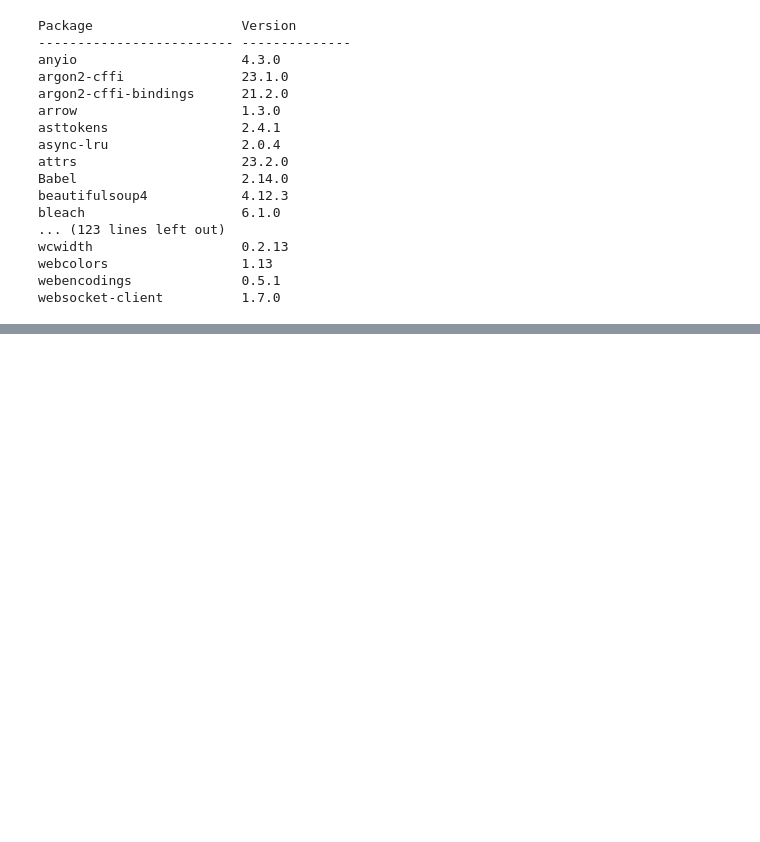
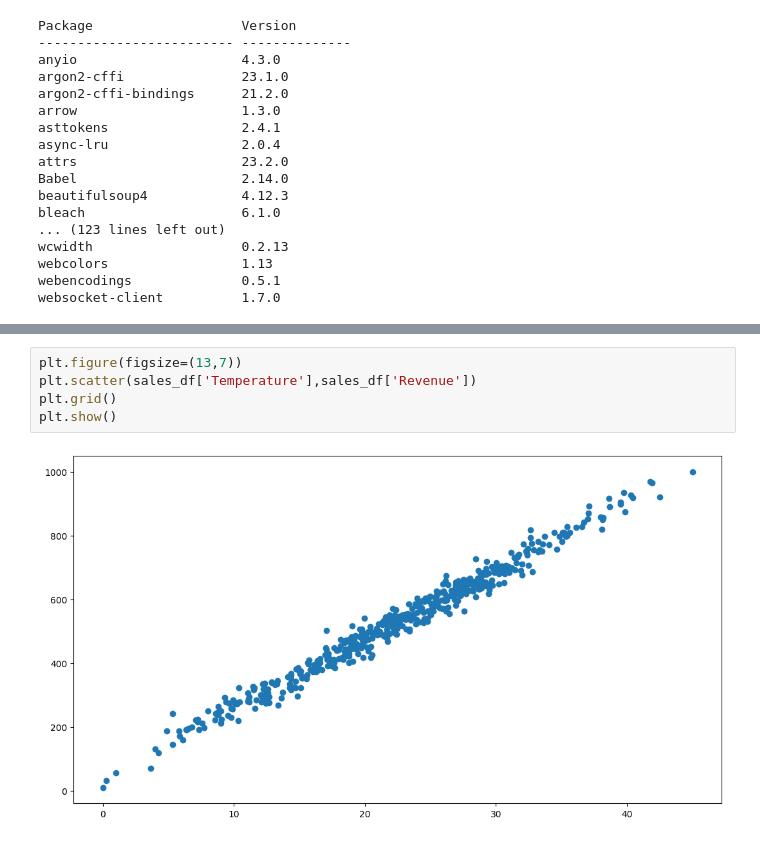
Before and after one commit to dnlsyfq/ml_linear_regression_v2, a Jupyter notebook: crsr_absolutebeginner_simplelinearregression.ipynb, the cells around one changed output, grey strips where cells are left out. Drawn from its saved outputs; the diff is of its cells as text; blank space fills up the shorter version.

```diff
--- a/crsr_absolutebeginner_simplelinearregression.ipynb
+++ b/crsr_absolutebeginner_simplelinearregression.ipynb
@@ -27,0 +85,7 @@ Output /
+# %%
+plt.figure(figsize=(13,7))
+plt.scatter(sales_df['Temperature'],sales_df['Revenue'])
+plt.grid()
+plt.show()
+# %% [output]
+[figure, added]
```
Also changed, not shown: parts of 9 cells of this notebook.
